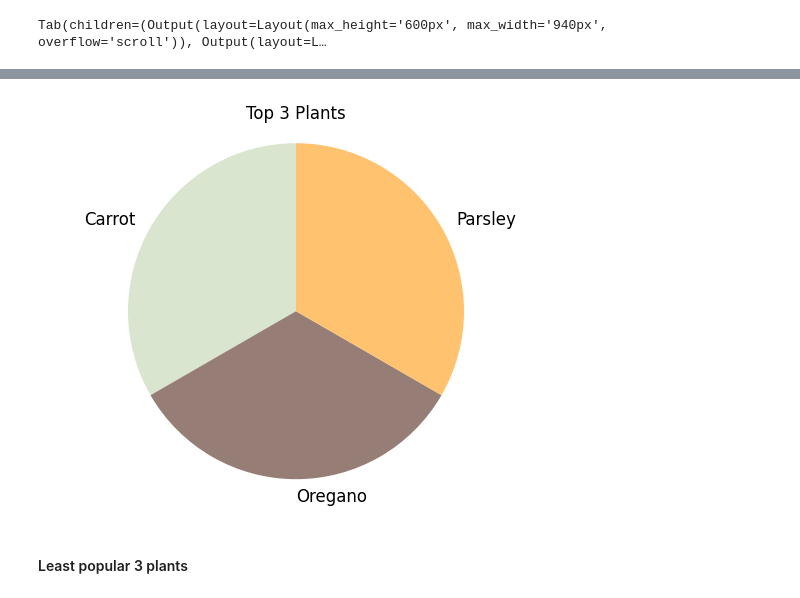
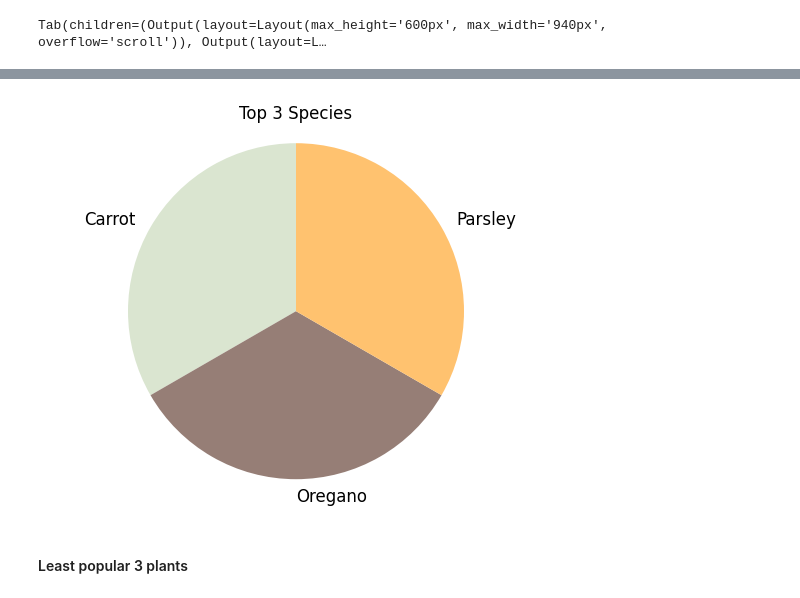
Before and after one commit to Action52/GrowSmart, a Jupyter notebook: notebooks/Lily_Dashboard_queries.ipynb, the cells around one changed output, grey strips where cells are left out. Saved outputs shown, nothing was run; the diff lists cells and outputs as text; code cells hidden in the pictures.

```diff
--- a/notebooks/Lily_Dashboard_queries.ipynb
+++ b/notebooks/Lily_Dashboard_queries.ipynb
@@ -191,15 +191,15 @@ topPlants_df
 # %%
 colors = ['#DAE5D0', '#967E76', '#FFC26F']
 
 fig1, ax1 = plt.subplots()
 ax1.pie(topPlants_df['number'], labels=topPlants_df['plant'], colors=colors,
         startangle=90, textprops={'fontsize': 12})
 ax1.axis('equal')
-ax1.set_title('Top 3 Plants')
+ax1.set_title('Top 3 Species')
 
 plt.show()
 # %% [output]
-[figure, old version]
+[figure, new version]
 # %% [markdown]
 #### Least popular 3 plants
 # %%
```
Also changed, not shown: parts of 11 cells of this notebook, 1 other file.
